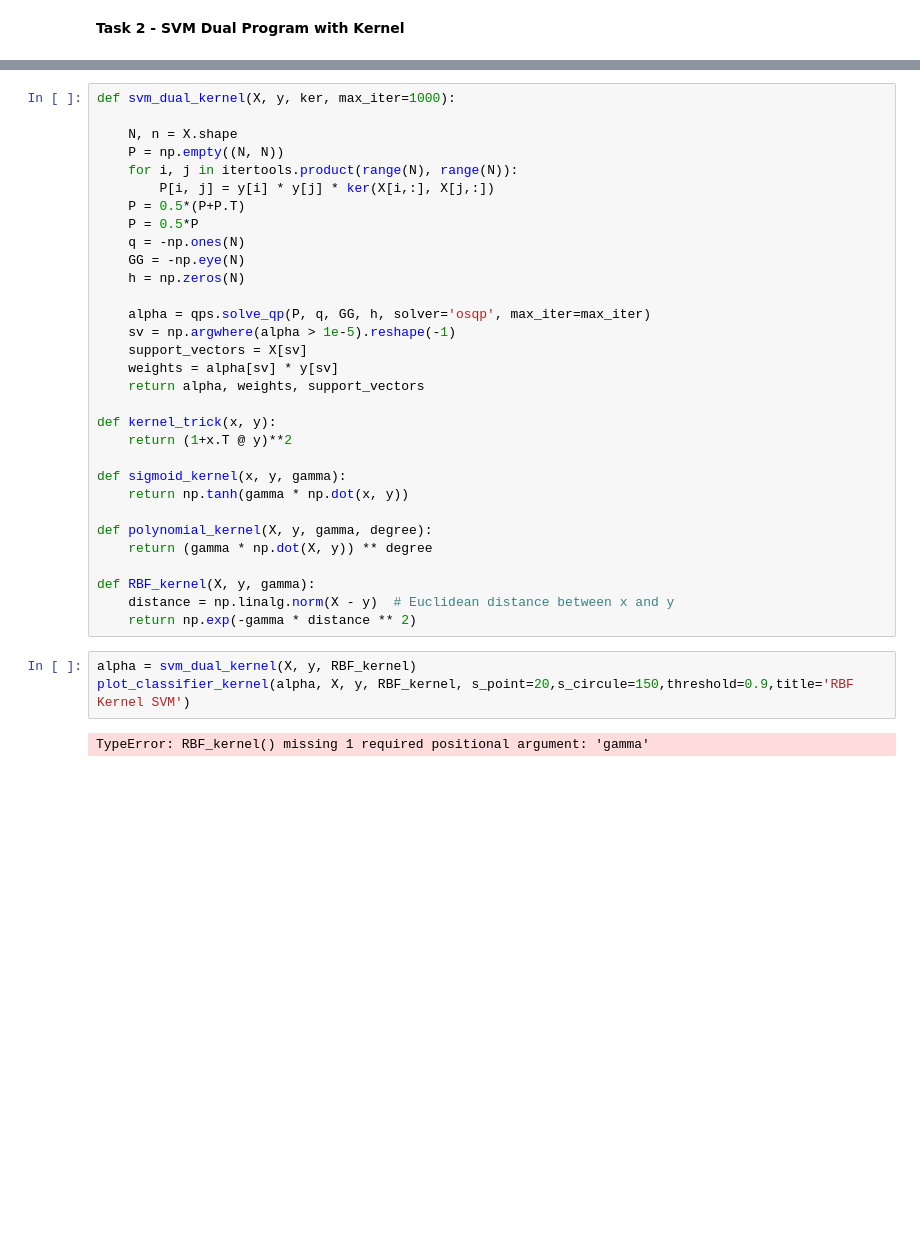
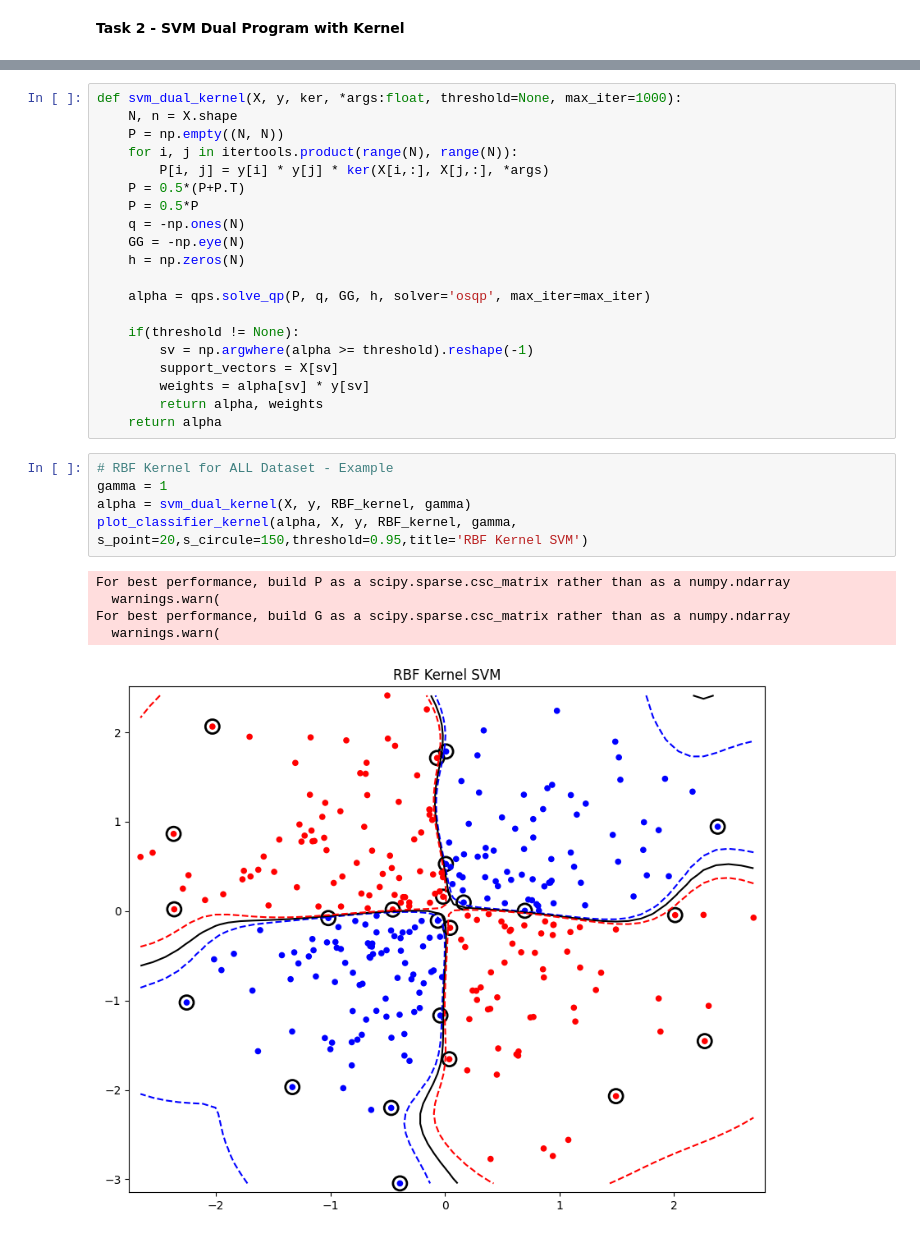
Before and after one commit to OmerKriger/IntroMachineLearning-SVM, a Jupyter notebook: HomeAssignment4 - Code.ipynb, the cells around one changed output, grey strips where cells are left out. Drawn from its saved outputs; the diff is of its cells as text; blank space fills up the shorter version.

```diff
--- a/HomeAssignment4 - Code.ipynb
+++ b/HomeAssignment4 - Code.ipynb
@@ -178,12 +196,11 @@ def plot_classifier_kernel(alpha, X, y, ker, s_point=None,s_circule=20,threshold
     plt.title(title)
     plt.show()
 # %%
-def svm_dual_kernel(X, y, ker, max_iter=1000):
-
+def svm_dual_kernel(X, y, ker, *args:float, threshold=None, max_iter=1000):
     N, n = X.shape
     P = np.empty((N, N))
     for i, j in itertools.product(range(N), range(N)):
-        P[i, j] = y[i] * y[j] * ker(X[i,:], X[j,:])
+        P[i, j] = y[i] * y[j] * ker(X[i,:], X[j,:], *args)
     P = 0.5*(P+P.T)
     P = 0.5*P
     q = -np.ones(N)
@@ -191,26 +208,22 @@ def svm_dual_kernel(X, y, ker, max_iter=1000):
     h = np.zeros(N)
 
     alpha = qps.solve_qp(P, q, GG, h, solver='osqp', max_iter=max_iter)
-    sv = np.argwhere(alpha > 1e-5).reshape(-1)
-    support_vectors = X[sv]
-    weights = alpha[sv] * y[sv]
-    return alpha, weights, support_vectors
 
-def kernel_trick(x, y):
-    return (1+x.T @ y)**2
-
-def sigmoid_kernel(x, y, gamma):
-    return np.tanh(gamma * np.dot(x, y))
-
-def polynomial_kernel(X, y, gamma, degree):
-    return (gamma * np.dot(X, y)) ** degree
-
-def RBF_kernel(X, y, gamma):
-    distance = np.linalg.norm(X - y)  # Euclidean distance between x and y
-    return np.exp(-gamma * distance ** 2)
+    if(threshold != None):
+        sv = np.argwhere(alpha >= threshold).reshape(-1)
+        support_vectors = X[sv]
+        weights = alpha[sv] * y[sv]
+        return alpha, weights
+    return alpha
 # %%
-alpha = svm_dual_kernel(X, y, RBF_kernel)
-plot_classifier_kernel(alpha, X, y, RBF_kernel, s_point=20,s_circule=150,threshold=0.9,title='RBF Kernel SVM')
+# RBF Kernel for ALL Dataset - Example
+gamma = 1
+alpha = svm_dual_kernel(X, y, RBF_kernel, gamma)
+plot_classifier_kernel(alpha, X, y, RBF_kernel, gamma, s_point=20,s_circule=150,threshold=0.95,title='RBF Kernel SVM')
 # %% [output]
-TypeError: RBF_kernel() missing 1 required positional argument: 'gamma'
+For best performance, build P as a scipy.sparse.csc_matrix rather than as a numpy.ndarray
+  warnings.warn(
+For best performance, build G as a scipy.sparse.csc_matrix rather than as a numpy.ndarray
+  warnings.warn(
+[figure, added]
 # %%
```
Also changed, not shown: parts of 22 cells of this notebook, 1 other file.
